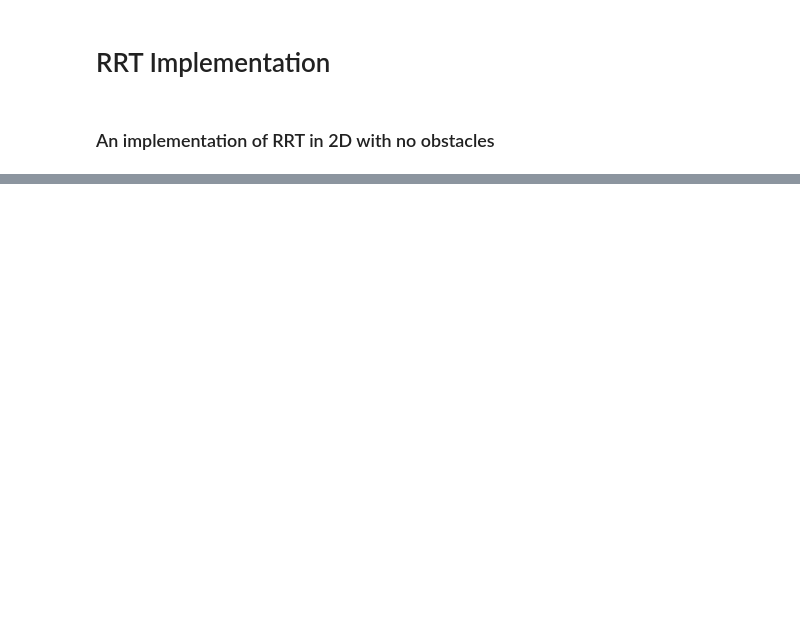
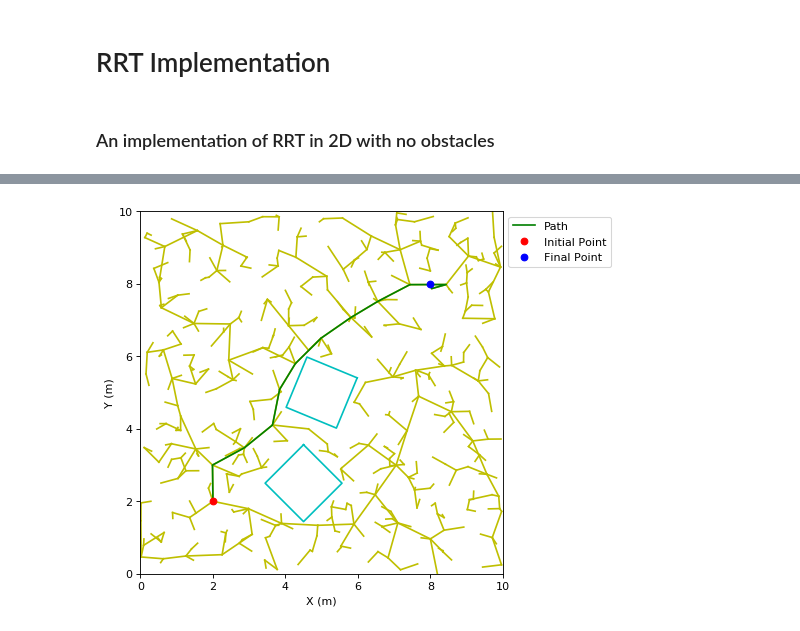
Before and after one commit to LeoSato/ProgrammingCode, a Jupyter notebook: Motion Planning/RRT Implementation.ipynb, the cells around one changed output, grey strips where cells are left out. Drawn from its saved outputs; the diff is of its cells as text; code cells hidden in the pictures; blank space fills up the shorter version.

```diff
--- a/Motion Planning/RRT Implementation.ipynb
+++ b/Motion Planning/RRT Implementation.ipynb
@@ -73,0 +112,82 @@ Number of nodes: 328
+# %%
+# Check collision of the point with an obstacle
+def collision(obs,pt):
+    box_to_pt=np.array([pt[0]-obs.center[0],pt[1]-obs.center[1]])
+    box_to_pt_norm=box_to_pt/np.linalg.norm(box_to_pt)
+    max_val=float("-inf")
+    for i in range(4):
+        obs_pt=obs.corner[i,:]
+        v=np.array([obs_pt[0]-obs.center[0],obs_pt[1]-obs.center[1]])
+        current_proj=np.matmul(v,box_to_pt_norm)
+        if max_val<current_proj:
+            max_val=current_proj
+    if np.linalg.norm(box_to_pt)-max_val>0:
+        return False
+    return True
+# %%
+# Initialize the figure
+fig=plt.figure(figsize=(8.333,6),dpi=80)
+ax=fig.add_subplot(111,autoscale_on=False, xlim=(0, xdim), ylim=(0, ydim))
+ax.set_aspect('equal')
+
+# Initialize a list of nodes and edges
+nodes=[]
+nodes.append(init_node)
+E=[]
+
+# Create the random tree
+for i in range(numNodes):
+    node=nodes[0]
+    rand_pt=(random.random()*xdim, random.random()*ydim)
+    for p in nodes:
+        if dist(p,rand_pt)<dist(node,rand_pt):
+            node=p
+    new_rand_pt=set_edge_pt(node,rand_pt)
+    if not collision(obs1,new_rand_pt) and not collision(obs2,new_rand_pt):
+        intersect=False
+        for j in range(div):
+            line_point=((j/div)*node[0]+(1-j/div)*new_rand_pt[0],(j/div)*node[1]+(1-j/div)*new_rand_pt[1])
+            if collision(obs1,line_point) or collision(obs2,line_point):
+                intersect=True
+                break
+        if not intersect:
+            nodes.append(new_rand_pt)
+            E.append((node,new_rand_pt))
+            ax.plot([node[0], new_rand_pt[0]],[node[1], new_rand_pt[1]],'y-')
+            if dist(new_rand_pt,np.array(fin_node))<goal_region:
+                break
+
+# If the last node isn't in the goal region, the algorithm failed to find a path
+if dist(E[-1][1],fin_node)>goal_region:
+    print("Failed to find path")
+else:
+    # Find the path
+    path=[]
+    path.append(fin_node)
+    path.append(E[-1][1])
+    path.append(E[-1][0])
+    current_node=E[-1][0]
+    while current_node!=init_node:
+        for e in E:
+            if e[1]==current_node:
+                path.append(e[0])
+                current_node=e[0]
+    path.reverse()
+
+    # Plot the final path
+    ax.plot([path_x[0] for path_x in path],[path_y[1] for path_y in path],'g-',label='Path')
+
+# Plot the obstacles
+ax.plot([obs[0] for obs in obs1.corner],[obs[1] for obs in obs1.corner],'c-',
+        [obs[0] for obs in obs2.corner],[obs[1] for obs in obs2.corner],'c-')
+
+print('Number of nodes: '+str(i+1))
+
+# Plot the initial and final points
+ax.plot(init_node[0],init_node[1],'ro',label='Initial Point')
+ax.plot(fin_node[0],fin_node[1],'bo',label='Final Point')
+ax.set_xlabel('X (m)')
+ax.set_ylabel('Y (m)')
+ax.legend(bbox_to_anchor=(1,1))
+plt.show()
+# %% [output]
@@ -73,0 +195 @@ Number of nodes: 328
+[figure, added]
```
Also changed, not shown: parts of 6 cells of this notebook, 1 other file.
